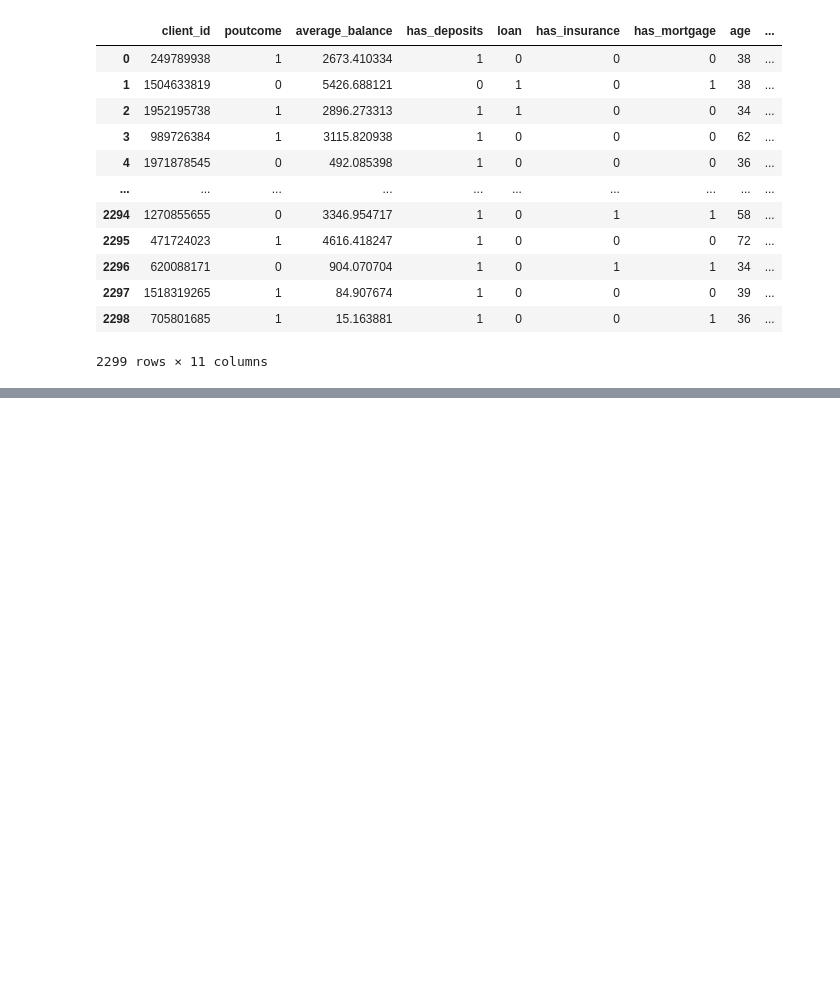
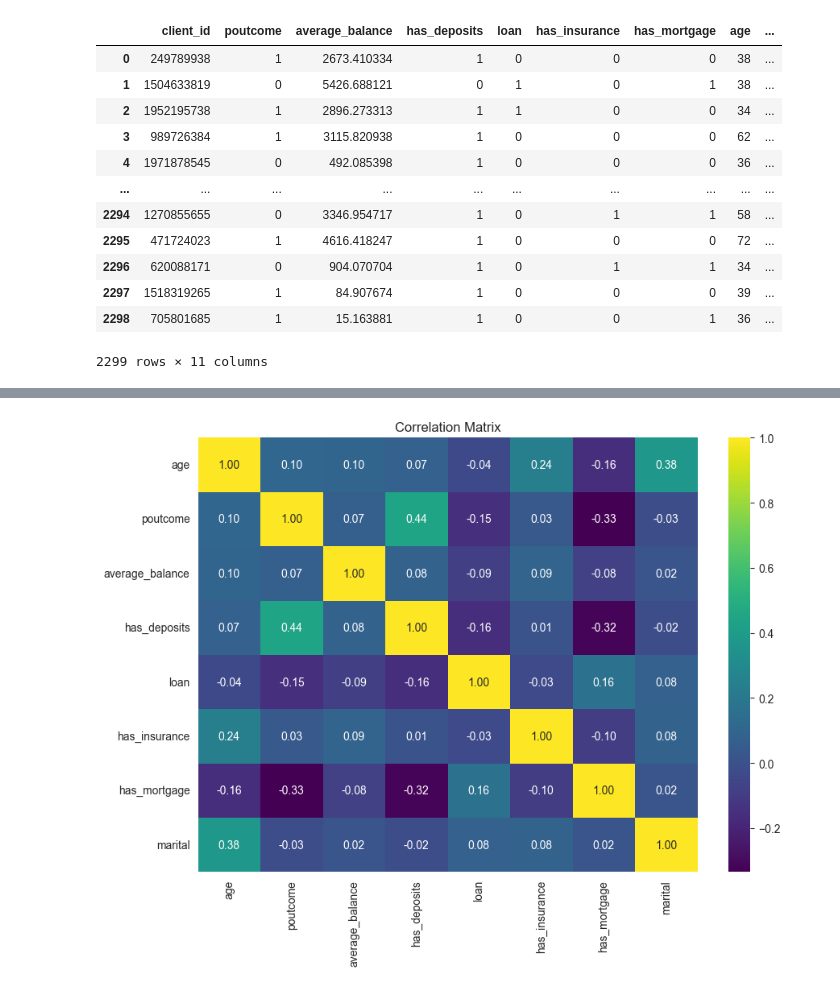
Before and after one commit to braverun/cb_case_study, a Jupyter notebook: 21.11.23_Morning.ipynb, the cells around one changed output, grey strips where cells are left out. Drawn from its saved outputs; the diff is of its cells as text; code cells hidden in the pictures; blank space fills up the shorter version.

```diff
--- a/21.11.23_Morning.ipynb
+++ b/21.11.23_Morning.ipynb
@@ -400,0 +395,12 @@ dtype: object
+# %%
+# Calculate the correlation matrix
+matrix_data = contacted_customers[["age", "poutcome", "average_balance", "has_deposits", "loan", "has_insurance", "has_mortgage", "marital"]]
+correlation_matrix = matrix_data.corr()
+
+# Create a heatmap of the correlation matrix
+plt.figure(figsize=(10, 7))
+sns.heatmap(correlation_matrix, annot=True, fmt=".2f", cmap='viridis', cbar=True)
+plt.title('Correlation Matrix')
+plt.show()
+# %% [output]
+[figure, added]
```
Also changed, not shown: parts of 6 cells of this notebook.
